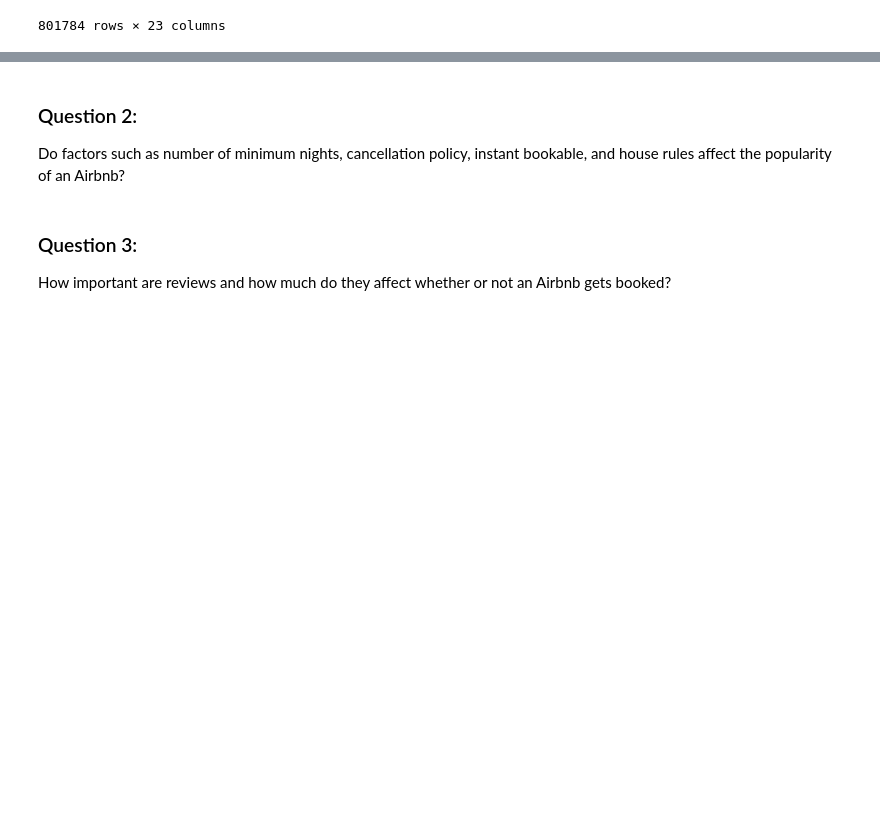
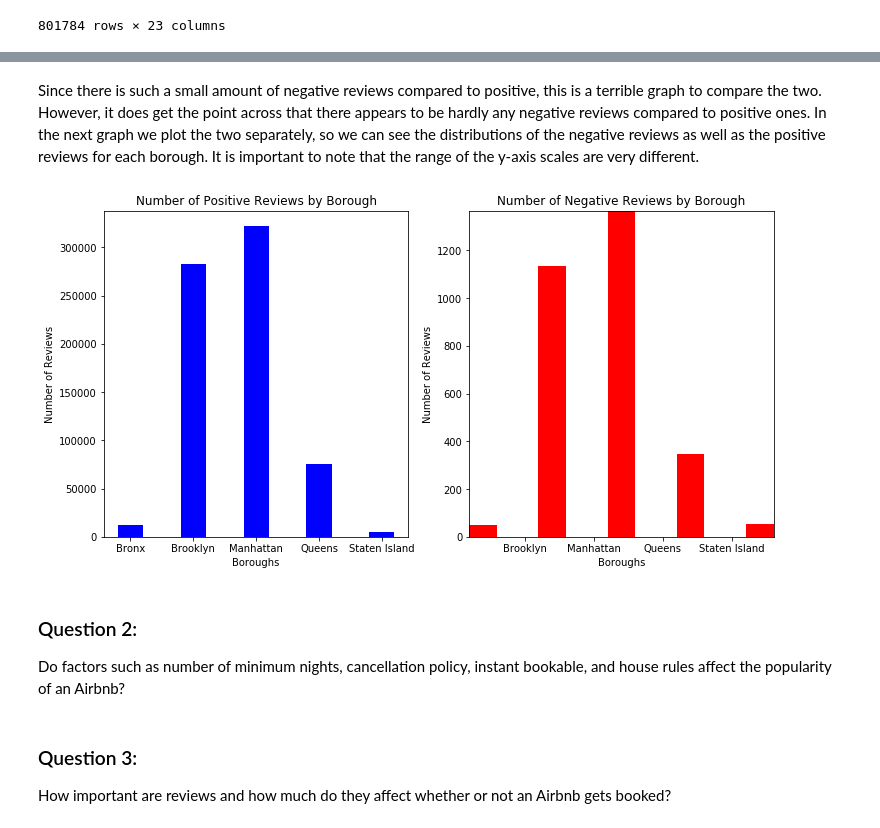
Before and after one commit to vrm8601/Airbnb-Crime, a Jupyter notebook: current code.ipynb, the cells around one changed output, grey strips where cells are left out. Cells and saved outputs as stored; diff of their text form; code cells hidden in the pictures; blank space fills up the shorter version.

```diff
--- a/current code.ipynb
+++ b/current code.ipynb
@@ -403,0 +419,27 @@ ValueError: cannot reindex from a duplicate axis
+# %% [markdown]
+Since there is such a small amount of negative reviews compared to positive, this is a terrible graph to compare the two. However, it does get the point across that there appears to be hardly any negative reviews compared to positive ones. In the next graph we plot the two separately, so we can see the distributions of the negative reviews as well as the positive reviews for each borough. It is important to note that the range of the y-axis scales are very different.
+# %%
+fig, ax = plt.subplots(figsize=(12,6))
+x=range(len(y))
+x1=[0.4,1.4,2.4,3.4,4.4]
+y=reviewsmergels['goodcomments'].groupby(reviewsmergels['neighbourhood_group']).sum()
+z=reviewsmergels['badcomments'].groupby(reviewsmergels['neighbourhood_group']).sum()
+ax=plt.subplot(121)
+ax.bar(x,y,color='b',width=0.4,align='center')
+plt.xlabel('Boroughs')
+plt.xticks((0,1,2,3,4),['Bronx','Brooklyn','Manhattan','Queens','Staten Island'])
+plt.ylabel('Number of Reviews')
+plt.title('Number of Positive Reviews by Borough')
+
+ax=plt.subplot(122)
+ax.bar(x1,z,color='r',width=0.4,align='center')
+plt.xlabel('Boroughs')
+plt.xticks((0,1,2,3,4),['Bronx','Brooklyn','Manhattan','Queens','Staten Island'])
+plt.ylabel('Number of Reviews')
+plt.title('Number of Negative Reviews by Borough')
+
+ax.autoscale(tight=True)
+
+plt.show()
+# %% [output]
+[figure, added]
```
Also changed, not shown: parts of 12 cells of this notebook.
